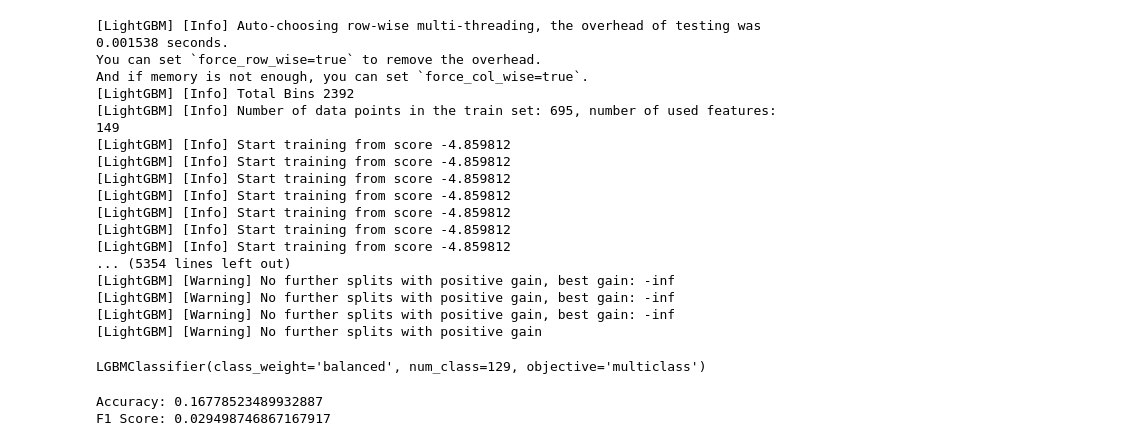
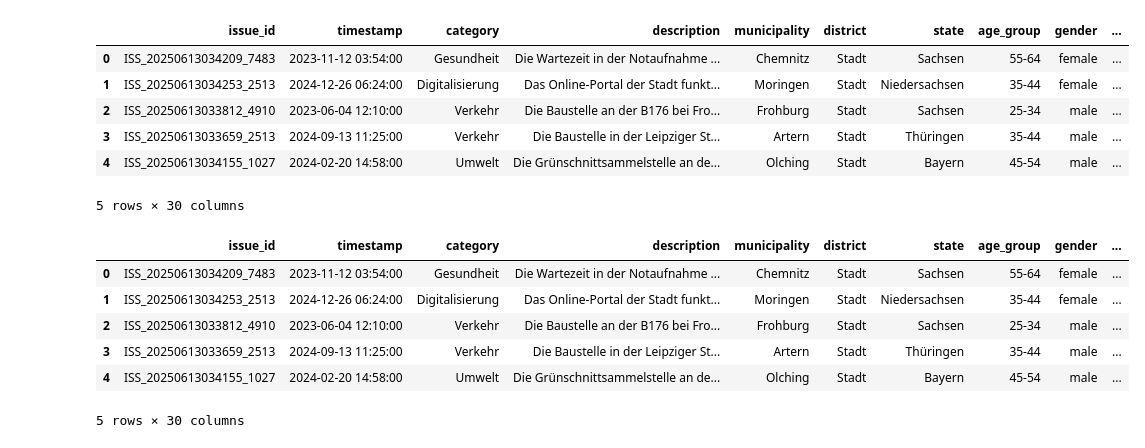
Before and after one commit to alexhou00/HackathonChallengeOne, a Jupyter notebook: challenge_1/model_train_explore.ipynb, the cells around one changed output. Cells and saved outputs as stored; diff of their text form; code cells hidden in the pictures.

Commit message:
basic model explore

```diff
--- a/challenge_1/model_train_explore.ipynb
+++ b/challenge_1/model_train_explore.ipynb
@@ -24,35 +1,15 @@ X_val = hstack([X_val_cat.values, X_val_text])
-# %%
-# Train LightGBM model
-model = lgb.LGBMClassifier(
-    objective='multiclass',
-    num_class=len(le.classes_),
-    class_weight='balanced'
-)
-model.fit(X_train, train['responsible_entity_int'])
-# %% [output]
-[LightGBM] [Info] Auto-choosing row-wise multi-threading, the overhead of testing was 0.001538 seconds.
-You can set `force_row_wise=true` to remove the overhead.
-And if memory is not enough, you can set `force_col_wise=true`.
-[LightGBM] [Info] Total Bins 2392
-[LightGBM] [Info] Number of data points in the train set: 695, number of used features: 149
-[LightGBM] [Info] Start training from score -4.859812
-[LightGBM] [Info] Start training from score -4.859812
-[LightGBM] [Info] Start training from score -4.859812
-[LightGBM] [Info] Start training from score -4.859812
-[LightGBM] [Info] Start training from score -4.859812
-[LightGBM] [Info] Start training from score -4.859812
-[LightGBM] [Info] Start training from score -4.859812
-... (5354 lines left out)
-[LightGBM] [Warning] No further splits with positive gain, best gain: -inf
-[LightGBM] [Warning] No further splits with positive gain, best gain: -inf
-[LightGBM] [Warning] No further splits with positive gain, best gain: -inf
-[LightGBM] [Warning] No further splits with positive gain
-LGBMClassifier(class_weight='balanced', num_class=129, objective='multiclass')
-# %%
-# Predict and evaluate
-preds = model.predict(X_val)
-print("Accuracy:", accuracy_score(val['responsible_entity_int'], preds))
-print("F1 Score:", f1_score(val['responsible_entity_int'], preds, average='macro'))
-# %% [output]
-Accuracy: 0.16778523489932887
-F1 Score: 0.029498746867167917
+# %%
+import pandas as pd
+import json
+
+# Load training and validation data
+train_df = pd.read_csv('../data/challenge_1/train/classification_data.csv')
+val_df = pd.read_csv('../data/challenge_1/val/classification_data.csv')
+
+# Load entity catalog
+with open('../data/shared/entity_catalog.json', 'r', encoding='utf-8') as f:
+    catalog = json.load(f)
+
+# Optional: Load category descriptions
+with open('../data/shared/categories.json', 'r', encoding='utf-8') as f:
+    category_descriptions = json.load(f)
@@ -58,0 +29,13 @@ F1 Score: 0.029498746867167917
+# %%
+train_df['level_target'] = train_df['responsible_entity_id'].apply(lambda x: x.split('_')[0])
+val_df['level_target'] = val_df['responsible_entity_id'].apply(lambda x: x.split('_')[0])
+# %%
+train_df.head()
+# %% [output]
+|  | issue_id | timestamp | category | description | municipality | district | state | age_group | gender | ... |
+| 0 | ISS_20250613034209_7483 | 2023-11-12 03:54:00 | Gesundheit | Die Wartezeit in der Notaufnahme ... | Chemnitz | Stadt | Sachsen | 55-64 | female | ... |
+| 1 | ISS_20250613034253_2513 | 2024-12-26 06:24:00 | Digitalisierung | Das Online-Portal der Stadt funkt... | Moringen | Stadt | Niedersachsen | 35-44 | female | ... |
+| 2 | ISS_20250613033812_4910 | 2023-06-04 12:10:00 | Verkehr | Die Baustelle an der B176 bei Fro... | Frohburg | Stadt | Sachsen | 25-34 | male | ... |
+| 3 | ISS_20250613033659_2513 | 2024-09-13 11:25:00 | Verkehr | Die Baustelle in der Leipziger St... | Artern | Stadt | Thüringen | 35-44 | male | ... |
+| 4 | ISS_20250613034155_1027 | 2024-02-20 14:58:00 | Umwelt | Die Grünschnittsammelstelle an de... | Olching | Stadt | Bayern | 45-54 | male | ... |
+5 rows × 30 columns
@@ -58,0 +45,10 @@ F1 Score: 0.029498746867167917
+# %%
+train_filtered.head()
+# %% [output]
+|  | issue_id | timestamp | category | description | municipality | district | state | age_group | gender | ... |
+| 0 | ISS_20250613034209_7483 | 2023-11-12 03:54:00 | Gesundheit | Die Wartezeit in der Notaufnahme ... | Chemnitz | Stadt | Sachsen | 55-64 | female | ... |
+| 1 | ISS_20250613034253_2513 | 2024-12-26 06:24:00 | Digitalisierung | Das Online-Portal der Stadt funkt... | Moringen | Stadt | Niedersachsen | 35-44 | female | ... |
+| 2 | ISS_20250613033812_4910 | 2023-06-04 12:10:00 | Verkehr | Die Baustelle an der B176 bei Fro... | Frohburg | Stadt | Sachsen | 25-34 | male | ... |
+| 3 | ISS_20250613033659_2513 | 2024-09-13 11:25:00 | Verkehr | Die Baustelle in der Leipziger St... | Artern | Stadt | Thüringen | 35-44 | male | ... |
+| 4 | ISS_20250613034155_1027 | 2024-02-20 14:58:00 | Umwelt | Die Grünschnittsammelstelle an de... | Olching | Stadt | Bayern | 45-54 | male | ... |
+5 rows × 30 columns
```
Also changed, not shown: parts of 12 cells of this notebook, 3 other files.
